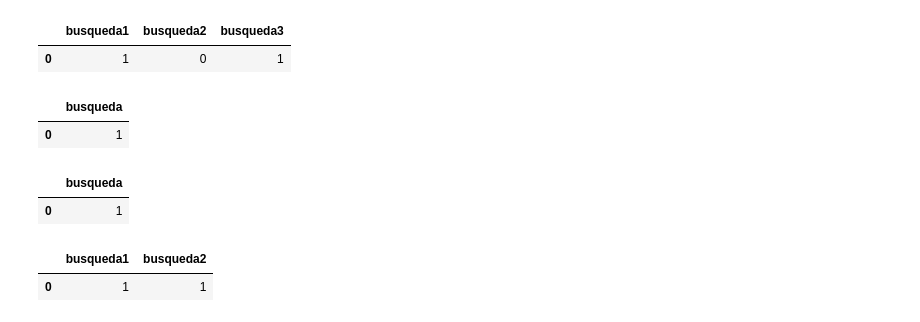
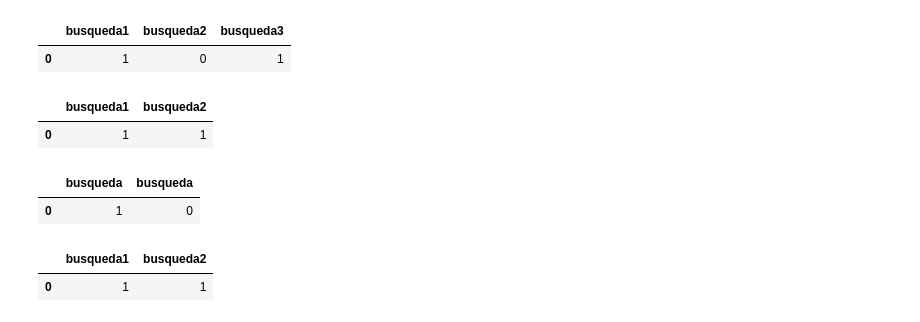
Before and after one commit to user14721068/SQL, a Jupyter notebook: 5.-Manejo de texto.ipynb, the cells around one changed output. Drawn from its saved outputs; the diff is of its cells as text; code cells hidden in the pictures.

```diff
--- a/5.-Manejo de texto.ipynb
+++ b/5.-Manejo de texto.ipynb
@@ -722,27 +718,31 @@ df.head(10)
 # %%
 # Buscar un cadena de 3 digitos cualesquiera entre 0 y 9 en el texto
 
-query = """
+query = r"""
 select
-    "El tiempo es de 120 minutos" regexp "[0-9][0-9][0-9]" as busqueda;
+    "El tiempo es de 120 minutos" regexp "[0-9][0-9][0-9]" as busqueda1,    #Solucion buscando 3 veces el patron
+    "El tiempo es de 120 minutos" regexp "[0-9]{3}" as busqueda2    #Solución alternativa
+    ;
 """
 df = pd.read_sql_query(text(query), engine)
 df.head(10)
 # %% [output]
-|  | busqueda |
-| 0 | 1 |
+|  | busqueda1 | busqueda2 |
+| 0 | 1 | 1 |
 # %%
 # Buscar una cadena que empiece con un numero del 0 al 9
 
-query = """
+query = r"""
 select
-    "El tiempo es de 120 minutos" regexp "[0-9]+" as busqueda; 		/* El simbolo + indica que buscaremos el patron [0-9] k veces después */
+    "El tiempo es de 120 minutos" regexp "[0-9]+" as busqueda, 		/* El simbolo + indica que buscaremos el patron [0-9] una o más veces en la cadena */
+    "El tiempo es de 120 minutos" regexp "^[0-9]+" as busqueda 		/* El simbolo ^ indica que buscaremos el patron [0-9] una o más veces en la cadena y al inicio de la cadena*/
+;
 """
 df = pd.read_sql_query(text(query), engine)
 df.head(10)
 # %% [output]
-|  | busqueda |
-| 0 | 1 |
+|  | busqueda | busqueda |
+| 0 | 1 | 0 |
 # %%
 # Verificar si la frase empieza o termina con una cadena especifica
 
```
Also changed, not shown: parts of 24 cells of this notebook.
